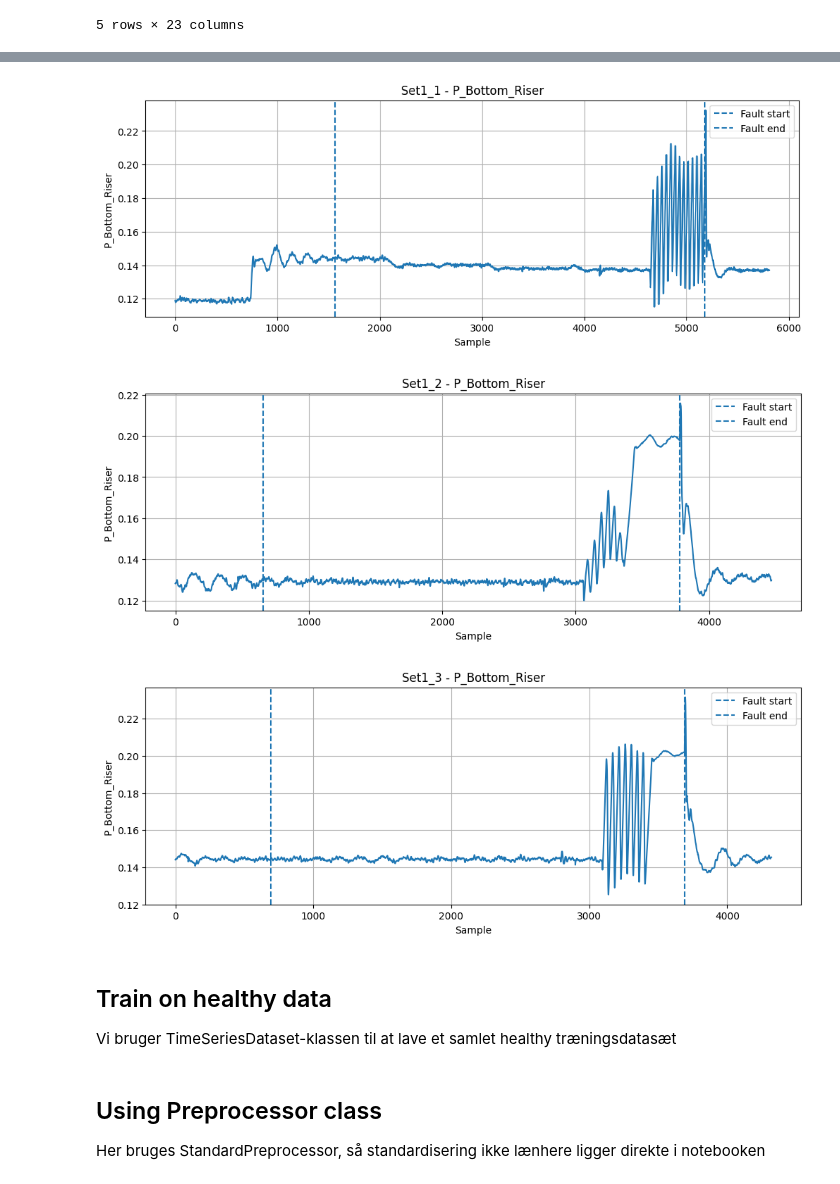
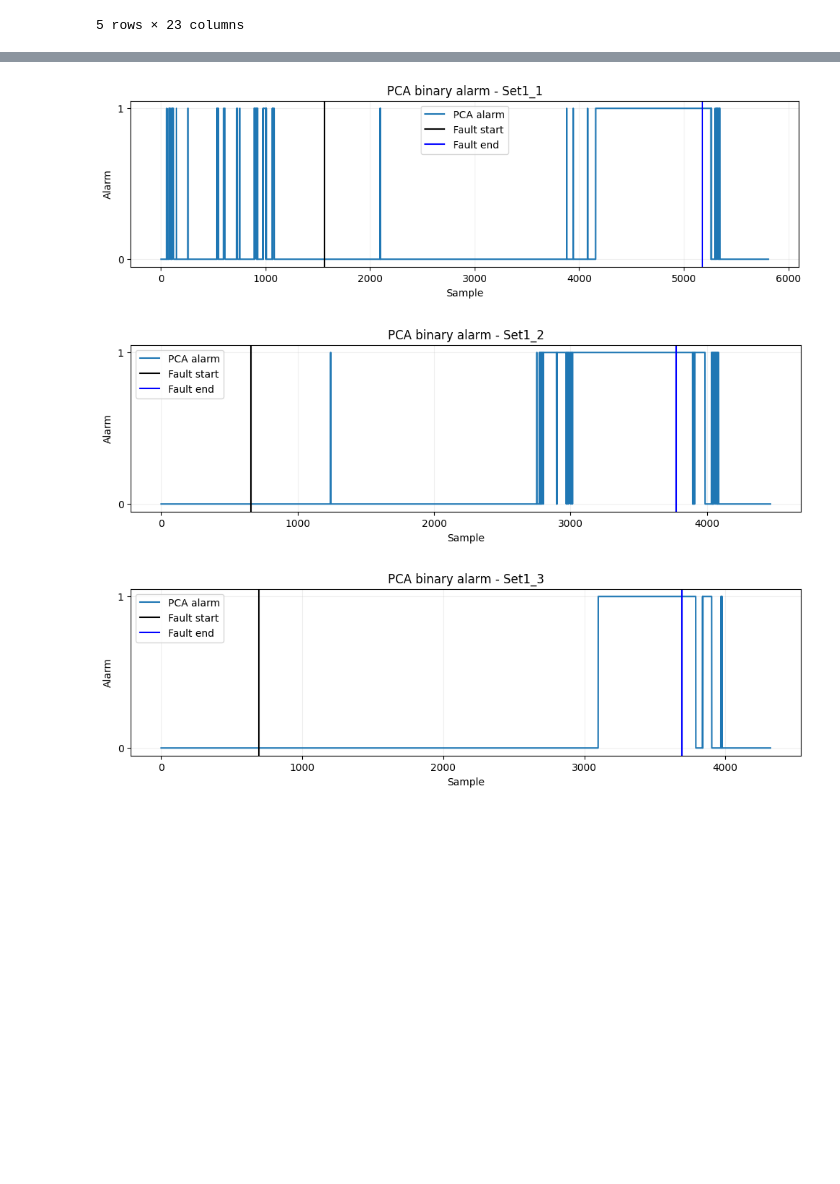
Before and after one commit to PeterAndersen-sdu/Fault-detection-project, a Jupyter notebook: fdd/PCA_Hotelling_T2.ipynb, the cells around one changed output, grey strips where cells are left out. Cells and saved outputs as stored; diff of their text form; code cells hidden in the pictures; blank space fills up the shorter version.

Commit message:
oprettelse af notebooks

```diff
--- a/fdd/PCA_Hotelling_T2.ipynb
+++ b/fdd/PCA_Hotelling_T2.ipynb
@@ -127,0 +257,11 @@ TimeSeriesDataset(name=Set1_3, n_samples=4321, n_features=23)
+# %%
+def pca_detect(dataset):
+    dataset_scaled = preprocessor.transform(dataset)
+    X = dataset_scaled.to_numpy()
+
+    scores = X @ P
+    T2 = np.sum((scores @ lambda_inv) * scores, axis=1)
+
+    alarm = T2 > T2_limit
+
+    return T2, alarm, scores
@@ -128,22 +298,20 @@ TimeSeriesDataset(name=Set1_3, n_samples=4321, n_features=23)
 # %%
-sensor = "P_Bottom_Riser"
+for name, result in pca_results.items():
+    fault_start = fault_info[name]["start"]
+    fault_end = fault_info[name]["end"]
 
-for name, dataset in datasets.items():
-    plt.figure(figsize=(12, 4))
-    plt.plot(dataset.sensors[sensor])
-    plt.axvline(fault_info[name]["start"], linestyle="--", label="Fault start")
-    plt.axvline(fault_info[name]["end"], linestyle="--", label="Fault end")
-    plt.title(f"{name} - {sensor}")
+    plt.figure(figsize=(12, 3))
+    plt.plot(result["alarm"].astype(int), label="PCA alarm")
+    plt.axvline(fault_start, color="black", linestyle="-", label="Fault start")
+    plt.axvline(fault_end, color="blue", linestyle="-", label="Fault end")
+    plt.title(f"PCA binary alarm - {name}")
     plt.xlabel("Sample")
-    plt.ylabel(sensor)
-    plt.grid(True)
+    plt.ylabel("Alarm")
+    plt.yticks([0, 1])
+    plt.grid(True, alpha=0.2)
     plt.legend()
     plt.show()
 # %% [output]
-[figure, old version]
+[figure, new version]
-[figure, old version]
+[figure, new version]
-[figure, old version]
+[figure, new version]
-# %% [markdown]
-## Train on healthy data
-
-Vi bruger TimeSeriesDataset-klassen til at lave et samlet healthy træningsdatasæt
@@ -164,4 +317,0 @@ healthy_dataset = TimeSeriesDataset(
-# %% [markdown]
-## Using Preprocessor class
-
-Her bruges StandardPreprocessor, så standardisering ikke lænhere ligger direkte i notebooken
```
Also changed, not shown: parts of 17 cells of this notebook, 3 other files.
